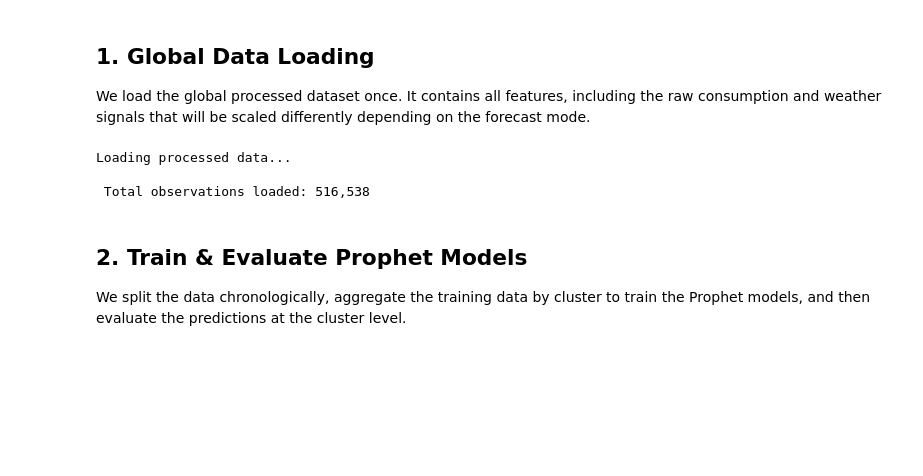
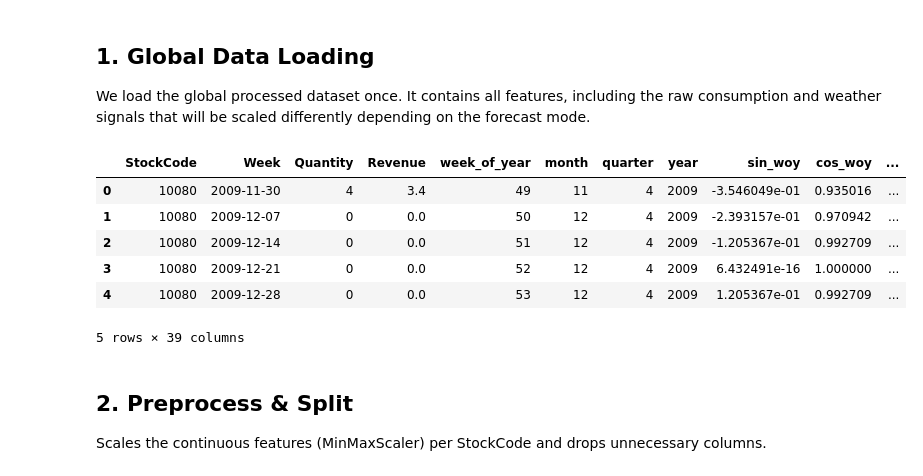
Before and after one commit to fede-giorgi/forecasting-retail, a Jupyter notebook: notebooks/prophet_playground.ipynb, the cells around one changed output. Cells and saved outputs as stored; diff of their text form; code cells hidden in the pictures; blank space fills up the shorter version.

```diff
--- a/notebooks/prophet_playground.ipynb
+++ b/notebooks/prophet_playground.ipynb
@@ -47,16 +38,18 @@ Setup complete. Local prophet modules loaded from src/.
 
 We load the global processed dataset once. It contains all features, including the raw consumption and weather signals that will be scaled differently depending on the forecast mode.
 # %%
-dataset_path = os.path.join(PROJECT_ROOT, 'data', 'processed_retail_data.parquet')
-df_long = load_processed_data(dataset_path)
-
-print(f"\n Total observations loaded: {len(df_long):,}")
+data_path = os.path.join(PROJECT_ROOT, 'data', 'processed_retail_data.parquet')
+df_long = pd.read_parquet(data_path)
+df_long.head()
 # %% [output]
+|  | StockCode | Week | Quantity | Revenue | week_of_year | month | quarter | year | sin_woy | cos_woy | ... |
+| 0 | 10080 | 2009-11-30 | 4 | 3.4 | 49 | 11 | 4 | 2009 | -3.546049e-01 | 0.935016 | ... |
+| 1 | 10080 | 2009-12-07 | 0 | 0.0 | 50 | 12 | 4 | 2009 | -2.393157e-01 | 0.970942 | ... |
+| 2 | 10080 | 2009-12-14 | 0 | 0.0 | 51 | 12 | 4 | 2009 | -1.205367e-01 | 0.992709 | ... |
+| 3 | 10080 | 2009-12-21 | 0 | 0.0 | 52 | 12 | 4 | 2009 | 6.432491e-16 | 1.000000 | ... |
+| 4 | 10080 | 2009-12-28 | 0 | 0.0 | 53 | 12 | 4 | 2009 | 1.205367e-01 | 0.992709 | ... |
-Loading processed data...
-
- Total observations loaded: 516,538
+5 rows × 39 columns
 # %% [markdown]
-## 2. Train & Evaluate Prophet Models
-
-We split the data chronologically, aggregate the training data by cluster to train the Prophet models, and then evaluate the predictions at the cluster level.
+## 2. Preprocess & Split
+Scales the continuous features (MinMaxScaler) per StockCode and drops unnecessary columns.
 # %%
```
Also changed, not shown: parts of 14 cells of this notebook, 2 other files.
